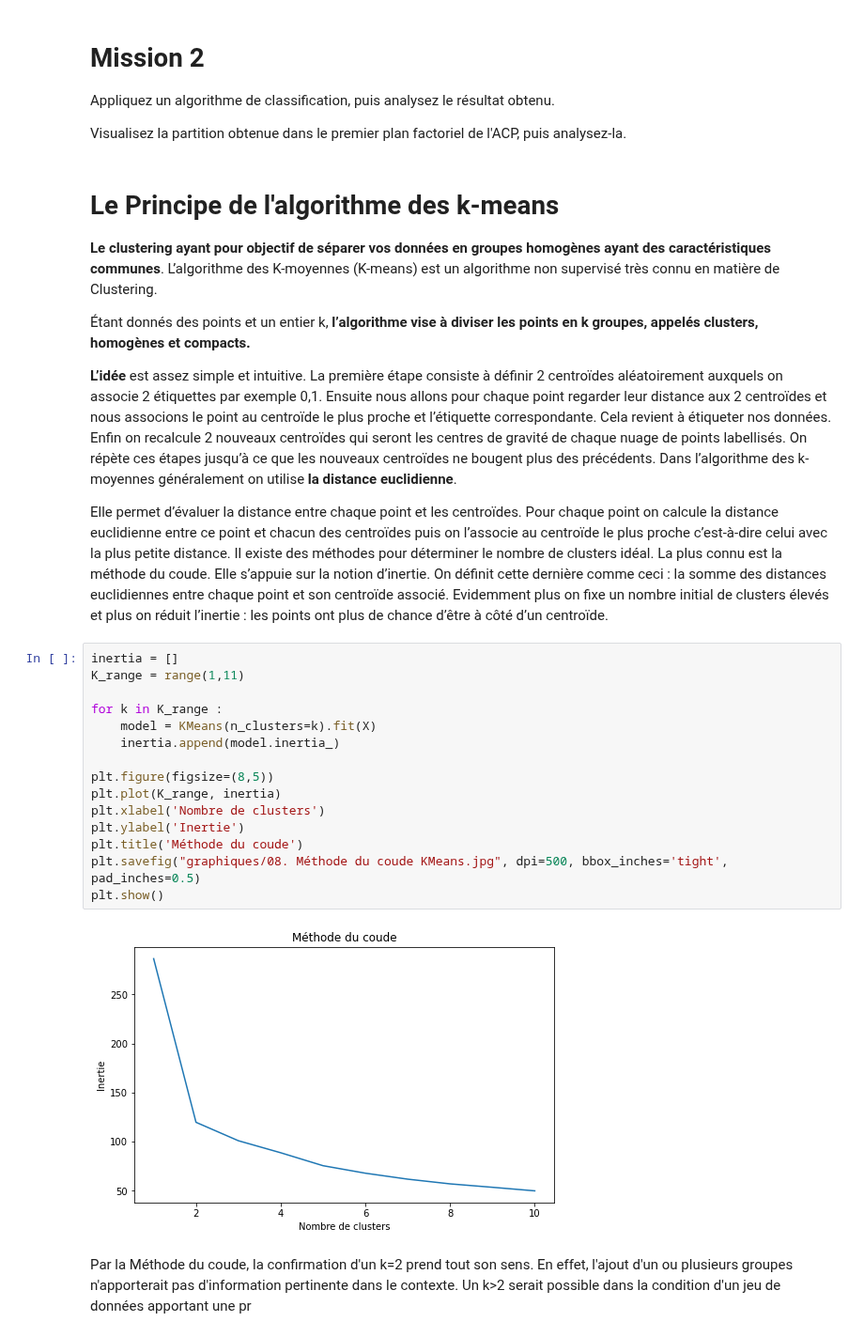
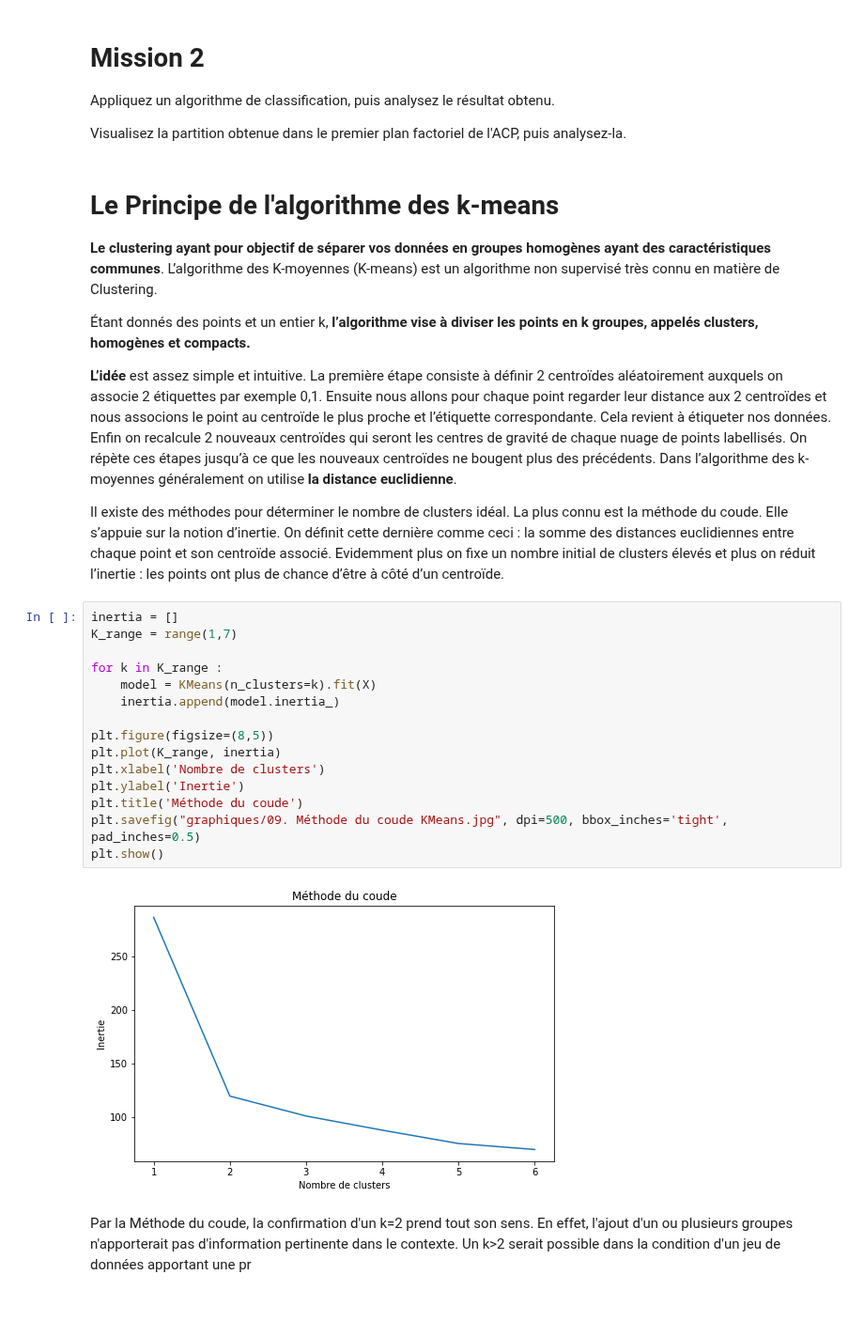
Before and after one commit to ROWAIDAK/P6-D-tectez-des-faux-billets, a Jupyter notebook: P6_01_ACP_Détectez_des_faux_billets.ipynb, the cells around one changed output. Shown at 94% size. Cells and saved outputs as stored; diff of their text form; blank space fills up the shorter version.

```diff
--- a/P6_01_ACP_Détectez_des_faux_billets.ipynb
+++ b/P6_01_ACP_Détectez_des_faux_billets.ipynb
@@ -273,25 +271,24 @@ L’algorithme des K-moyennes (K-means) est un algorithme non supervisé très c
 Enfin on recalcule 2 nouveaux centroïdes qui seront les centres de gravité de chaque nuage de points labellisés. On répète ces étapes jusqu’à ce que les nouveaux centroïdes ne bougent plus des précédents.
 Dans l’algorithme des k-moyennes généralement on utilise **la distance euclidienne**.
 
-Elle permet d’évaluer la distance entre chaque point et les centroïdes. Pour chaque point on calcule la distance euclidienne entre ce point et chacun des centroïdes puis on l’associe au centroïde le plus proche c’est-à-dire celui avec la plus petite distance.
 Il existe des méthodes pour déterminer le nombre de clusters idéal. La plus connu est la méthode du coude. Elle s’appuie sur la notion d’inertie. On définit cette dernière comme ceci : la somme des distances euclidiennes entre chaque point et son centroïde associé. Evidemment plus on fixe un nombre initial de clusters élevés et plus on réduit l’inertie : les points ont plus de chance d’être à côté d’un centroïde.
 # %%
 inertia = []
-K_range = range(1,11)
+K_range = range(1,7)
 
 for k in K_range :
     model = KMeans(n_clusters=k).fit(X)
     inertia.append(model.inertia_)
 
 plt.figure(figsize=(8,5))
 plt.plot(K_range, inertia)
 plt.xlabel('Nombre de clusters')
 plt.ylabel('Inertie')
 plt.title('Méthode du coude')
-plt.savefig("graphiques/08. Méthode du coude KMeans.jpg", dpi=500, bbox_inches='tight', pad_inches=0.5)
+plt.savefig("graphiques/09. Méthode du coude KMeans.jpg", dpi=500, bbox_inches='tight', pad_inches=0.5)
 plt.show()
 # %% [output]
-[figure, old version]
+[figure, new version]
 # %% [markdown]
 Par la Méthode du coude, la confirmation d'un k=2 prend tout son sens. En effet, l'ajout d'un ou plusieurs groupes n'apporterait pas d'information pertinente dans le contexte. Un k>2 serait possible dans la condition d'un jeu de données apportant une pr
 # %%
```
Also changed, not shown: parts of 15 cells of this notebook.
